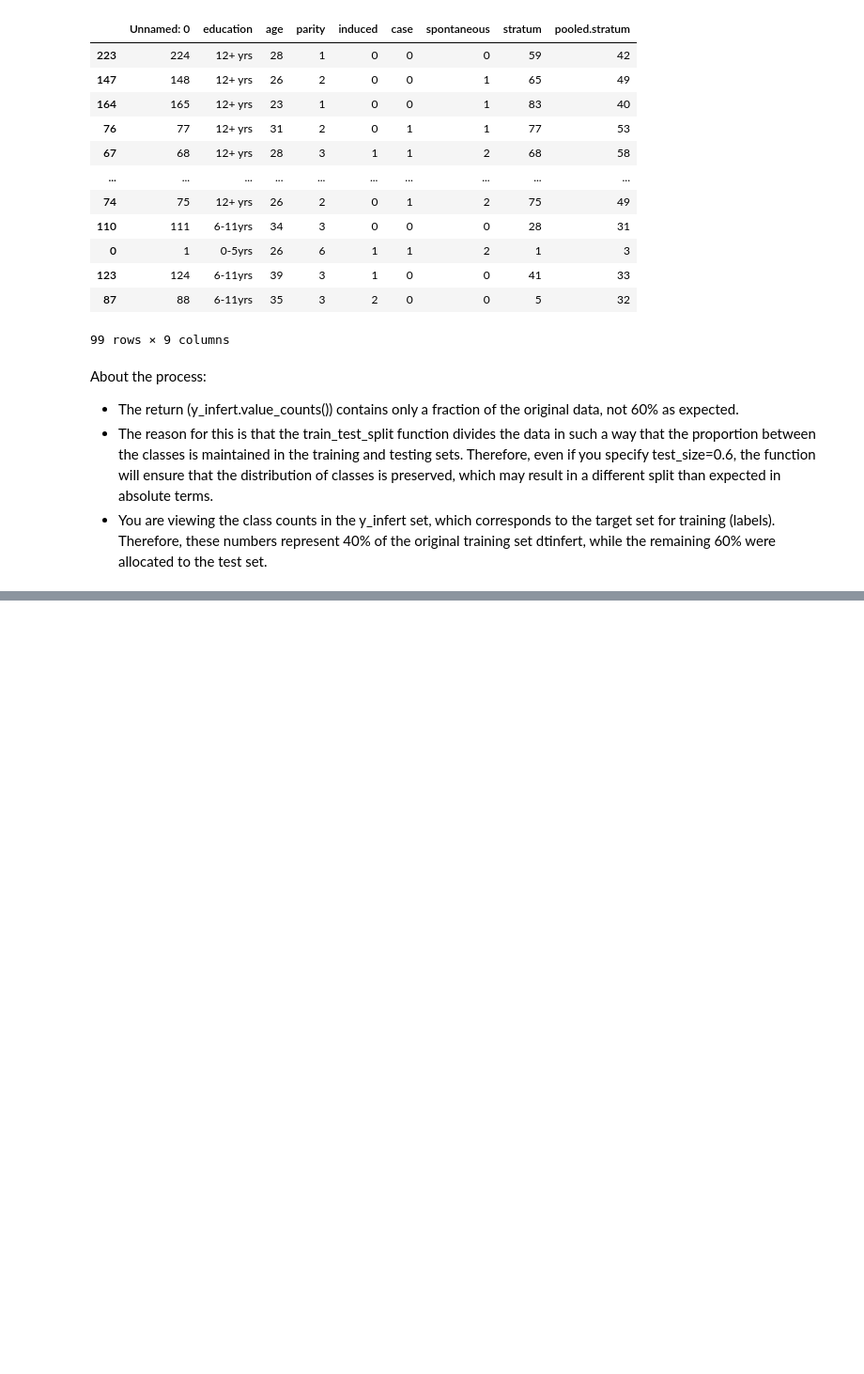
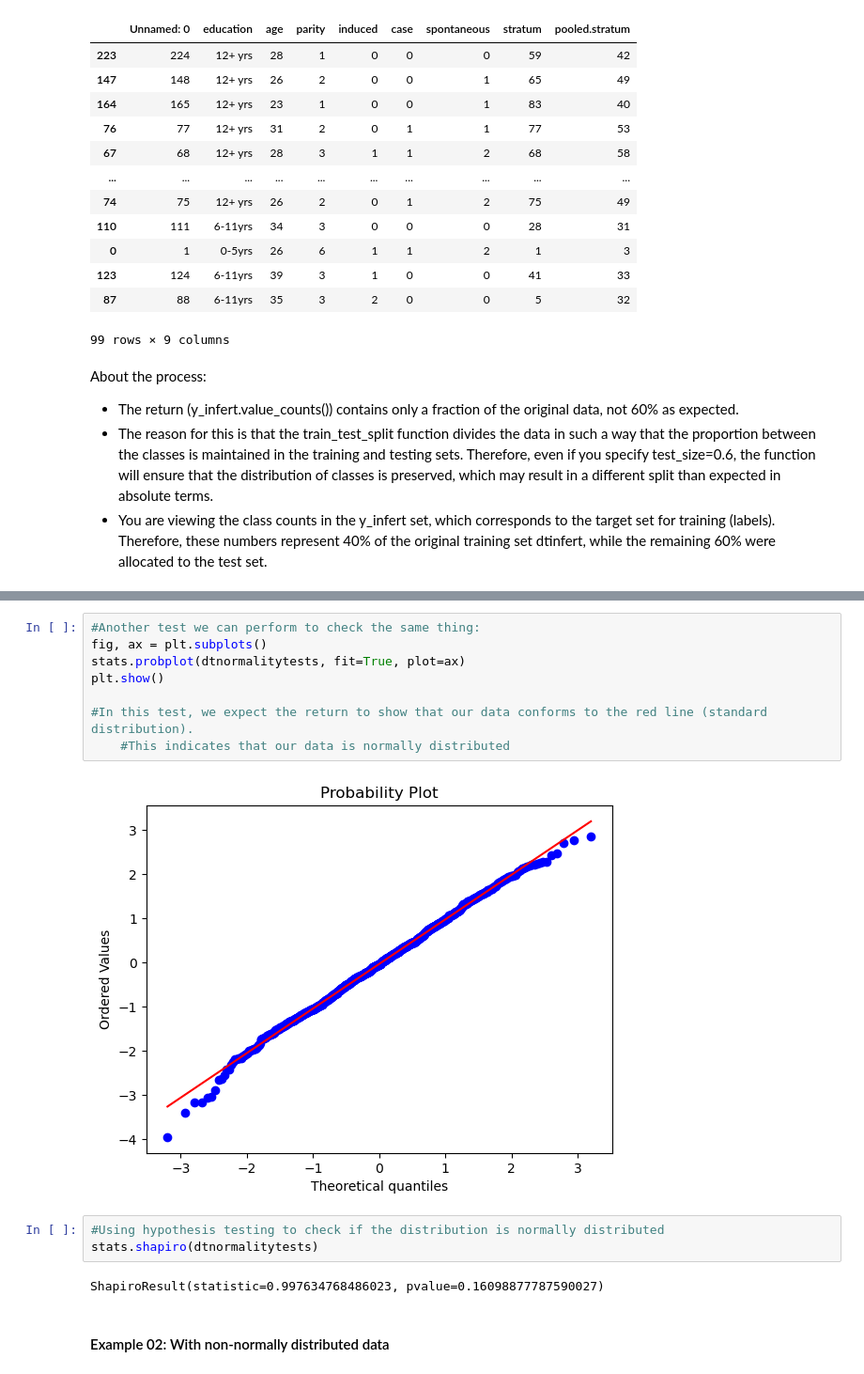
Before and after one commit to lucasmayeer/Study, a Jupyter notebook: Python/FormaçãoDataScience/03. Statistics I/Data_Training.ipynb, the cells around one changed output, grey strips where cells are left out. Shown at 94% size. Cells and saved outputs as stored; diff of their text form; blank space fills up the shorter version.

```diff
--- a/Python/FormaçãoDataScience/03. Statistics I/Data_Training.ipynb
+++ b/Python/FormaçãoDataScience/03. Statistics I/Data_Training.ipynb
@@ -285,0 +400,17 @@ About the process:
+# %%
+#Another test we can perform to check the same thing:
+fig, ax = plt.subplots()
+stats.probplot(dtnormalitytests, fit=True, plot=ax)
+plt.show()
+
+#In this test, we expect the return to show that our data conforms to the red line (standard distribution).
+    #This indicates that our data is normally distributed
+# %% [output]
+[figure, added]
+# %%
+#Using hypothesis testing to check if the distribution is normally distributed
+stats.shapiro(dtnormalitytests)
+# %% [output]
+ShapiroResult(statistic=0.997634768486023, pvalue=0.16098877787590027)
+# %% [markdown]
+#### Example 02: With non-normally distributed data
```
Also changed, not shown: parts of 22 cells of this notebook.
